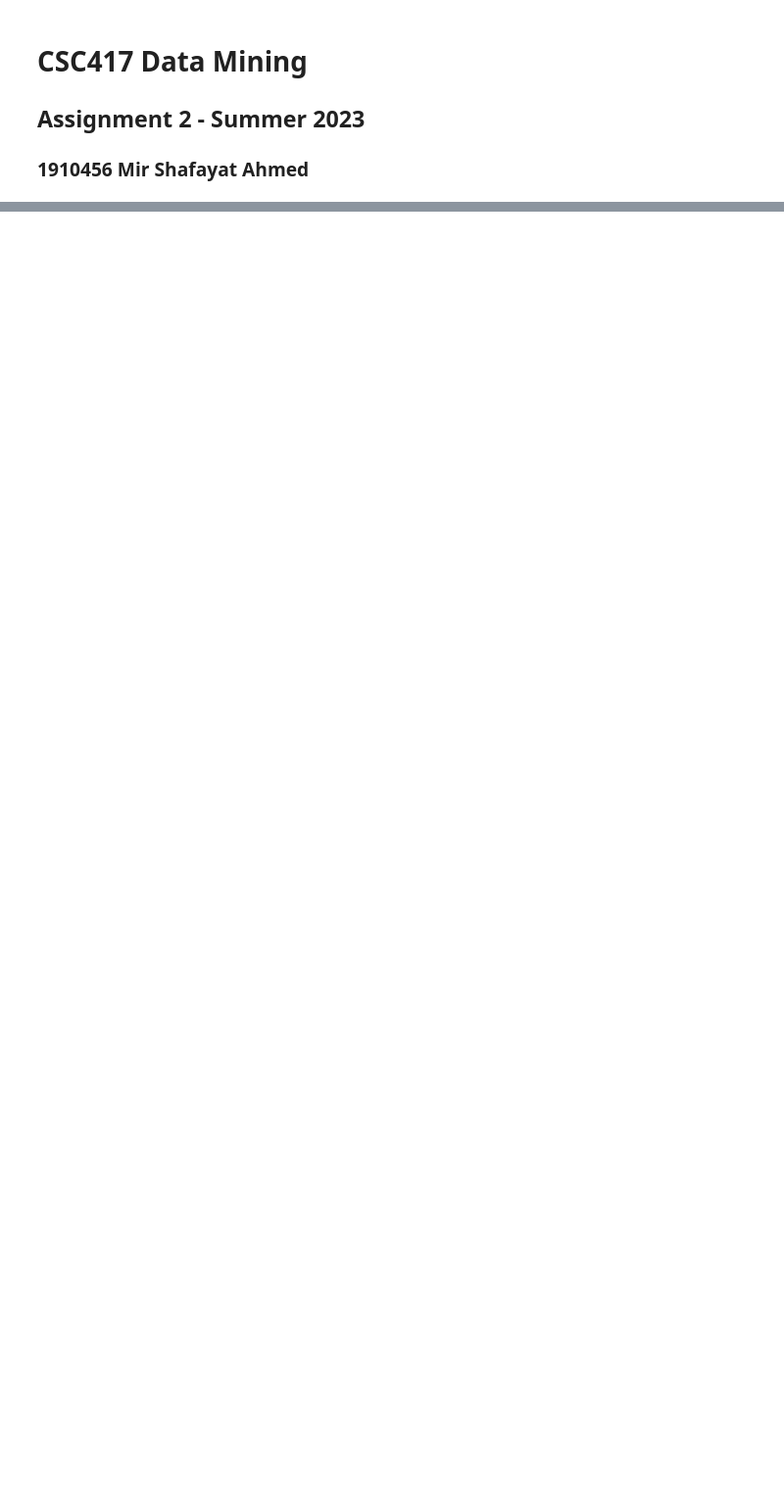
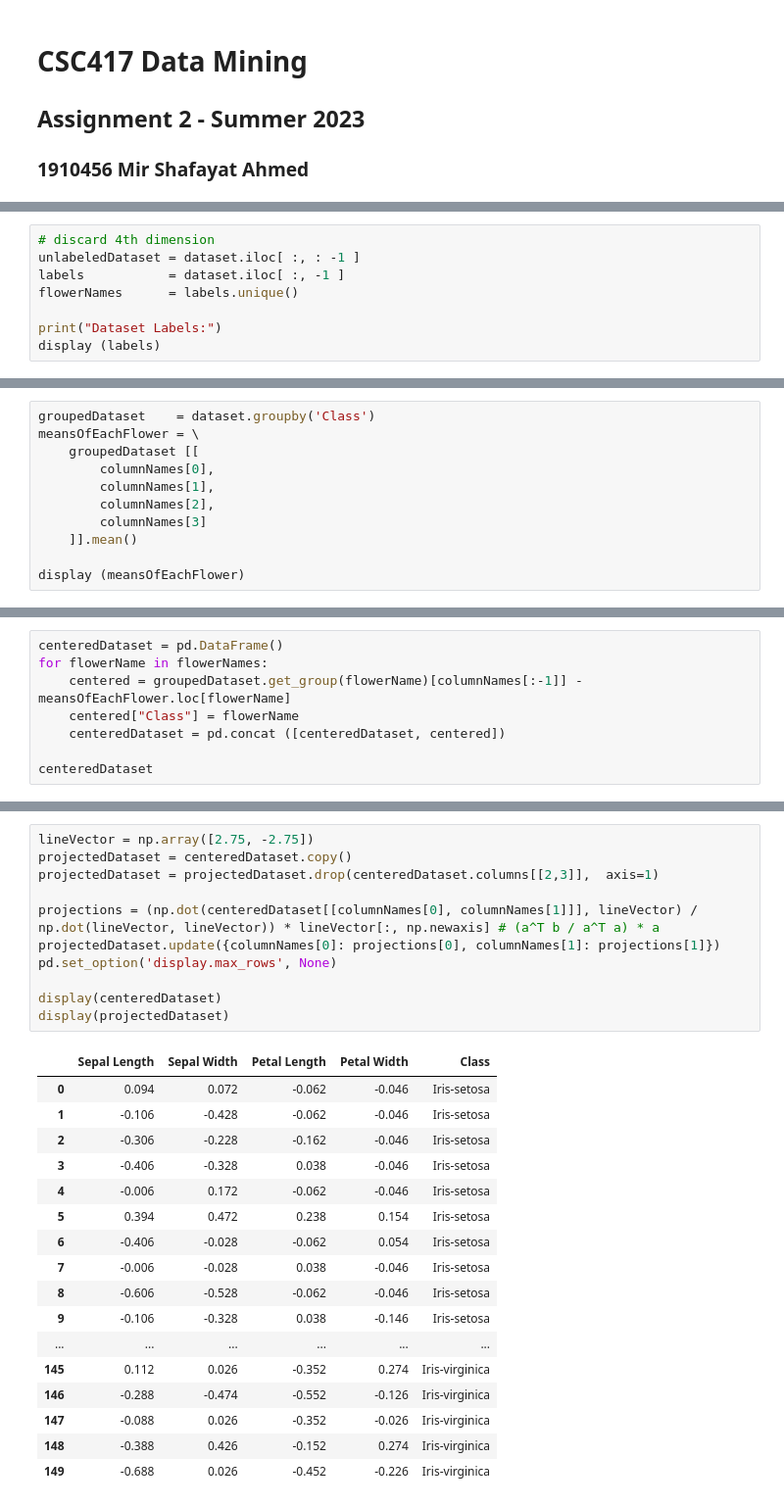
Before and after one commit to shafayat1004/Assignments, a Jupyter notebook: Assignment 2.ipynb, the cells around one changed output, grey strips where cells are left out. Shown at 98% size. Cells and saved outputs as stored; diff of their text form; blank space fills up the shorter version.

```diff
--- a/Assignment 2.ipynb
+++ b/Assignment 2.ipynb
@@ -40,0 +57,8 @@ ParserError: Too many columns specified: expected 5 and found 1
+# %%
+# discard 4th dimension
+unlabeledDataset = dataset.iloc[ :, : -1 ]
+labels           = dataset.iloc[ :, -1 ]
+flowerNames      = labels.unique()
+
+print("Dataset Labels:")
+display (labels)
@@ -40,0 +107,11 @@ ParserError: Too many columns specified: expected 5 and found 1
+# %%
+groupedDataset    = dataset.groupby('Class')
+meansOfEachFlower = \
+    groupedDataset [[
+        columnNames[0],
+        columnNames[1],
+        columnNames[2],
+        columnNames[3]
+    ]].mean()
+
+display (meansOfEachFlower)
@@ -40,0 +157,8 @@ ParserError: Too many columns specified: expected 5 and found 1
+# %%
+centeredDataset = pd.DataFrame()
+for flowerName in flowerNames:
+    centered = groupedDataset.get_group(flowerName)[columnNames[:-1]] - meansOfEachFlower.loc[flowerName]
+    centered["Class"] = flowerName
+    centeredDataset = pd.concat ([centeredDataset, centered])
+
+centeredDataset
@@ -40,0 +211,29 @@ ParserError: Too many columns specified: expected 5 and found 1
+# %%
+lineVector = np.array([2.75, -2.75])
+projectedDataset = centeredDataset.copy()
+projectedDataset = projectedDataset.drop(centeredDataset.columns[[2,3]],  axis=1)
+
+projections = (np.dot(centeredDataset[[columnNames[0], columnNames[1]]], lineVector) / np.dot(lineVector, lineVector)) * lineVector[:, np.newaxis] # (a^T b / a^T a) * a
+projectedDataset.update({columnNames[0]: projections[0], columnNames[1]: projections[1]})
+pd.set_option('display.max_rows', None)
+
+display(centeredDataset)
+display(projectedDataset)
+# %% [output]
+|  | Sepal Length | Sepal Width | Petal Length | Petal Width | Class |
+| 0 | 0.094 | 0.072 | -0.062 | -0.046 | Iris-setosa |
+| 1 | -0.106 | -0.428 | -0.062 | -0.046 | Iris-setosa |
+| 2 | -0.306 | -0.228 | -0.162 | -0.046 | Iris-setosa |
+| 3 | -0.406 | -0.328 | 0.038 | -0.046 | Iris-setosa |
+| 4 | -0.006 | 0.172 | -0.062 | -0.046 | Iris-setosa |
+| 5 | 0.394 | 0.472 | 0.238 | 0.154 | Iris-setosa |
+| 6 | -0.406 | -0.028 | -0.062 | 0.054 | Iris-setosa |
+| 7 | -0.006 | -0.028 | 0.038 | -0.046 | Iris-setosa |
+| 8 | -0.606 | -0.528 | -0.062 | -0.046 | Iris-setosa |
+| 9 | -0.106 | -0.328 | 0.038 | -0.146 | Iris-setosa |
+| ... | ... | ... | ... | ... | ... |
+| 145 | 0.112 | 0.026 | -0.352 | 0.274 | Iris-virginica |
+| 146 | -0.288 | -0.474 | -0.552 | -0.126 | Iris-virginica |
+| 147 | -0.088 | 0.026 | -0.352 | -0.026 | Iris-virginica |
+| 148 | -0.388 | 0.426 | -0.152 | 0.274 | Iris-virginica |
+| 149 | -0.688 | 0.026 | -0.452 | -0.226 | Iris-virginica |
```
Also changed, not shown: parts of 30 cells of this notebook, 1 other file.
